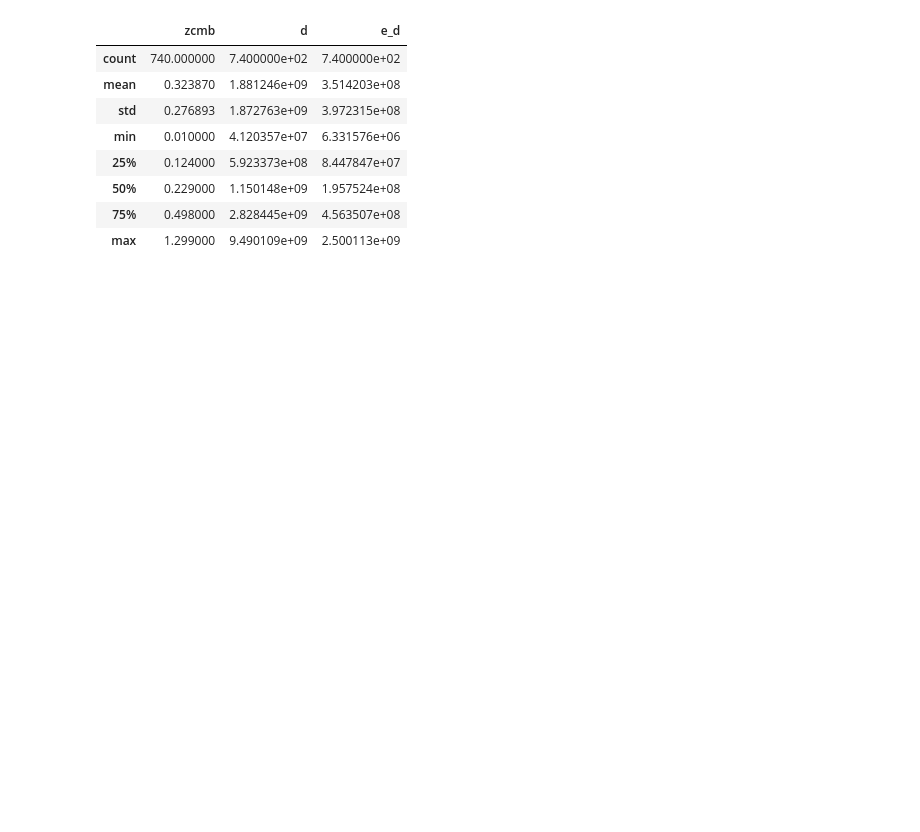
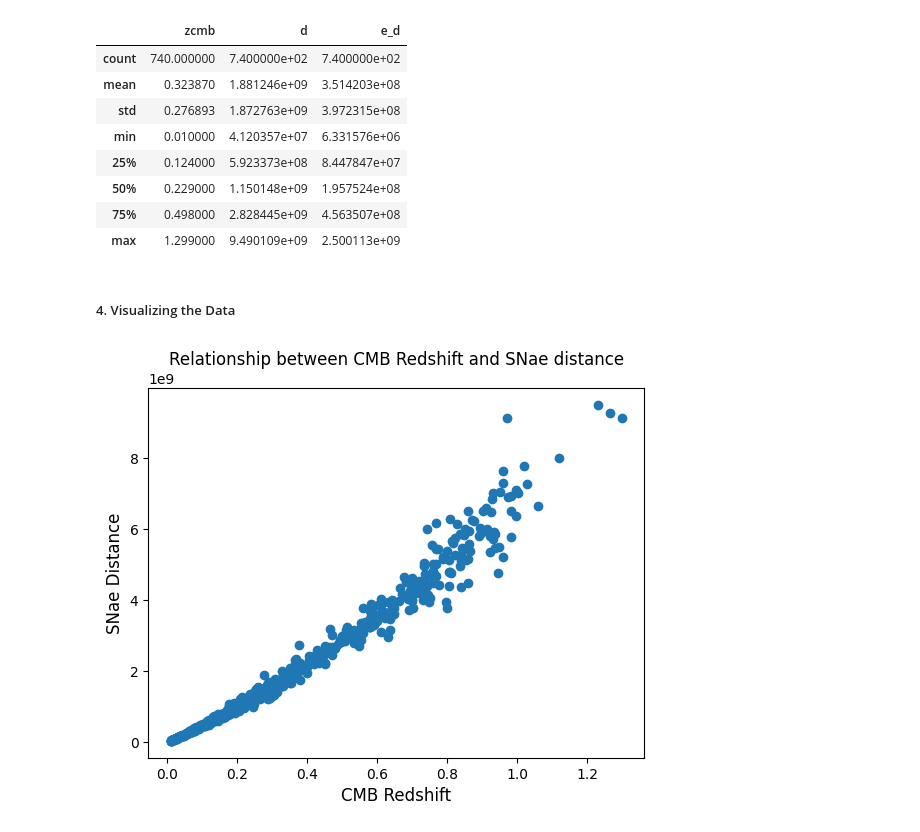
Before and after one commit to Raghuram-Veeramallu/Astro_Stat_Project2, a Jupyter notebook: Group3_Project2_DataSummary.ipynb, the cells around one changed output. Saved outputs shown, nothing was run; the diff lists cells and outputs as text; code cells hidden in the pictures; blank space fills up the shorter version.

```diff
--- a/Group3_Project2_DataSummary.ipynb
+++ b/Group3_Project2_DataSummary.ipynb
@@ -155,3 +160,13 @@ df.describe()
 | 50% | 0.229000 | 1.150148e+09 | 1.957524e+08 |
 | 75% | 0.498000 | 2.828445e+09 | 4.563507e+08 |
 | max | 1.299000 | 9.490109e+09 | 2.500113e+09 |
+# %% [markdown]
+##### 4. Visualizing the Data
+# %%
+plt.scatter(df['zcmb'], df['d'])
+plt.xlabel('CMB Redshift', size=12)
+plt.ylabel('SNae Distance', size=12)
+plt.title('Relationship between CMB Redshift and SNae distance', size=12)
+plt.show()
+# %% [output]
+[figure, added]
```
Also changed, not shown: parts of 5 cells of this notebook.
